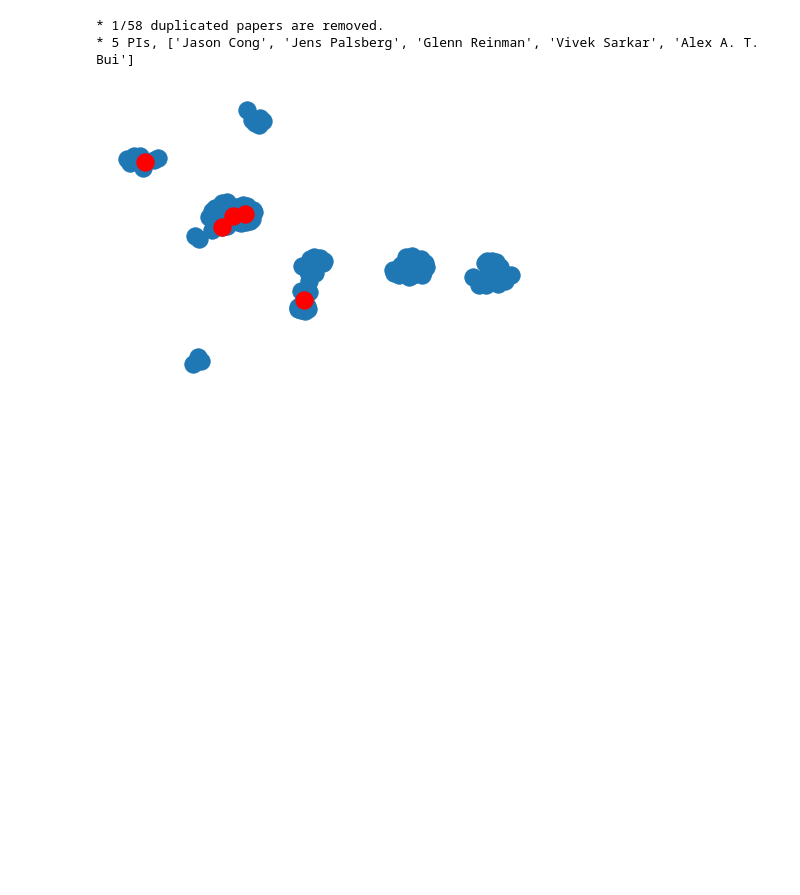
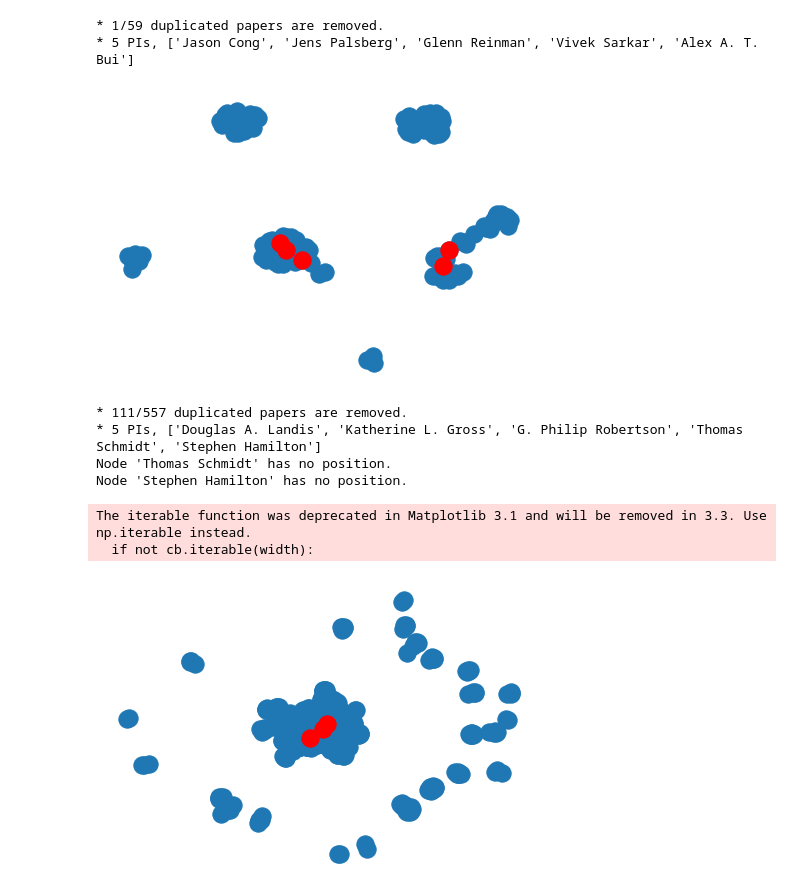
Before and after one commit to shinminjeong/moneymatters, a Jupyter notebook: scripts/Coauthor_examples.ipynb, the cells around one changed output. Saved outputs shown, nothing was run; the diff lists cells and outputs as text; code cells hidden in the pictures; blank space fills up the shorter version.

```diff
--- a/scripts/Coauthor_examples.ipynb
+++ b/scripts/Coauthor_examples.ipynb
@@ -95,6 +105,16 @@ Node 'Igal Szleifer' has no position.
 # %%
-plot_coauthor_net(4, title_printout=False)
+plot_coauthor_net("0926127", title_printout=False)
 # %% [output]
-* 1/58 duplicated papers are removed.
+* 1/59 duplicated papers are removed.
 * 5 PIs, ['Jason Cong', 'Jens Palsberg', 'Glenn Reinman', 'Vivek Sarkar', 'Alex A. T. Bui']
-[figure, old version]
+[figure, new version]
+# %%
+plot_coauthor_net("1027253", title_printout=False)
+# %% [output]
+* 111/557 duplicated papers are removed.
+* 5 PIs, ['Douglas A. Landis', 'Katherine L. Gross', 'G. Philip Robertson', 'Thomas Schmidt', 'Stephen Hamilton']
+Node 'Thomas Schmidt' has no position.
+Node 'Stephen Hamilton' has no position.
+The iterable function was deprecated in Matplotlib 3.1 and will be removed in 3.3. Use np.iterable instead.
+  if not cb.iterable(width):
+[figure, added]
```
Also changed, not shown: parts of 7 cells of this notebook, 3 other files.
